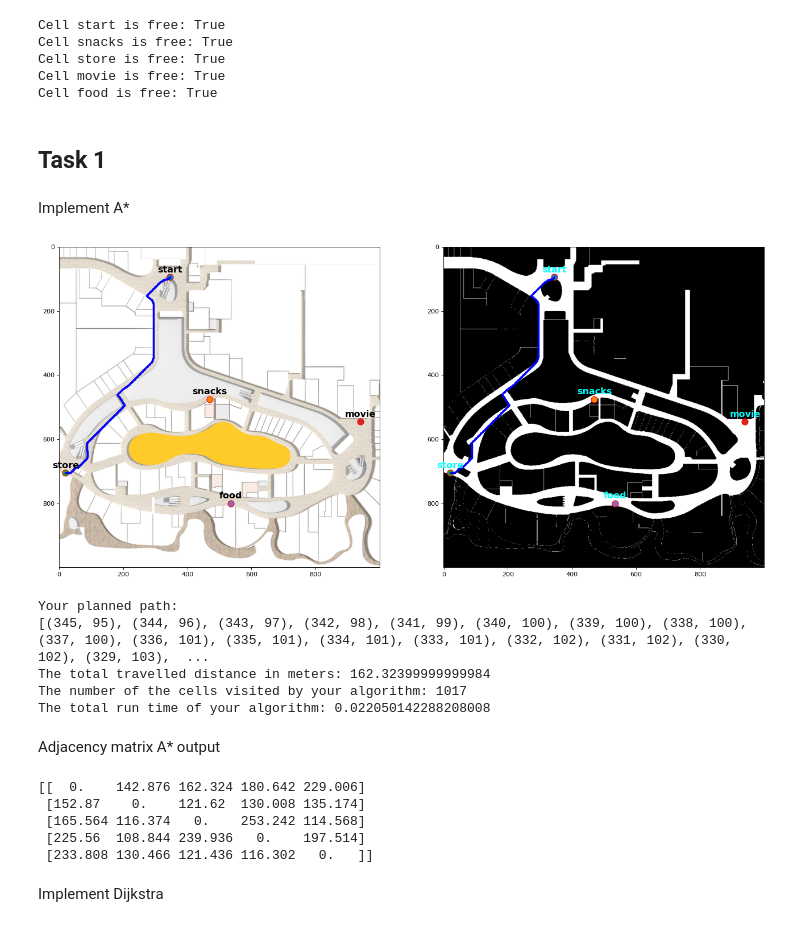
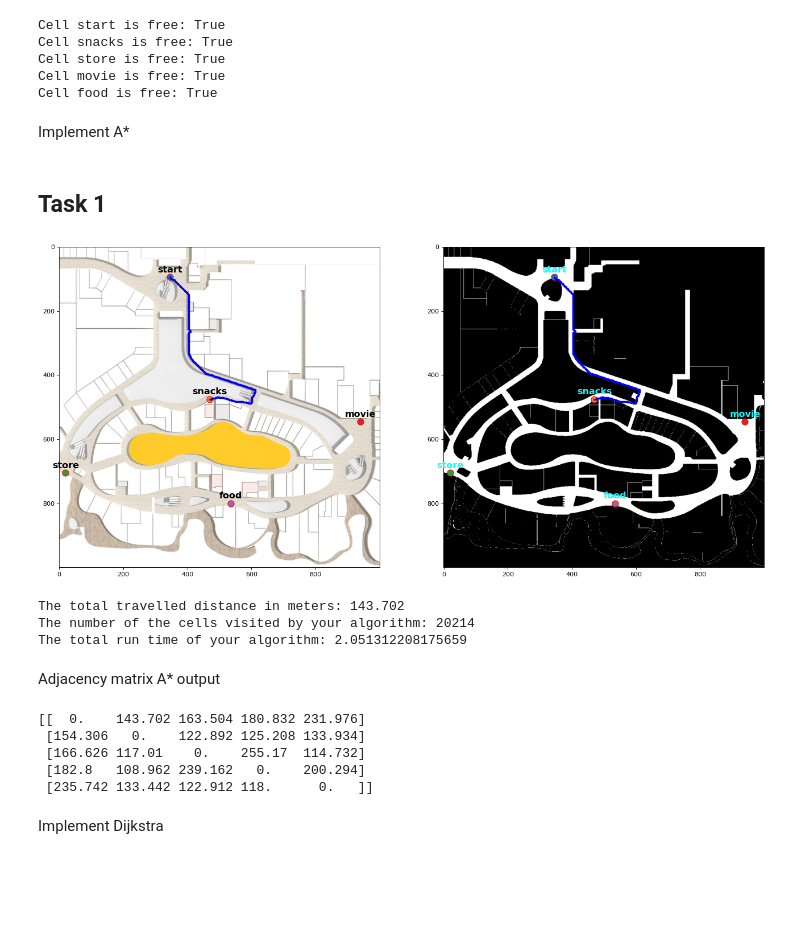
Before and after one commit to Chronobreakk/ME5413_Homework3_Planning, a Jupyter notebook: homework3.ipynb, the cells around one changed output. Drawn from its saved outputs; the diff is of its cells as text; code cells hidden in the pictures; blank space fills up the shorter version.

```diff
--- a/homework3.ipynb
+++ b/homework3.ipynb
@@ -59,10 +59,10 @@ Cell snacks is free: True
 Cell store is free: True
 Cell movie is free: True
 Cell food is free: True
-# %% [markdown]
-## Task 1
 # %% [markdown]
 Implement A*
+# %% [markdown]
+## Task 1
 # %%
 
 # Define the heuristic function
@@ -80,14 +80,22 @@ def cost(a, b):
     else:
         return 0.282
 
-# Define the function to get the neighbors of a node
+
 def get_neighbors(node):
     dirs = [(0, 1), (0, -1), (1, 0), (-1, 0), (1, 1), (1, -1), (-1, 1), (-1, -1)]
     result = []
     for dir in dirs:
         neighbor = (node[0] + dir[0], node[1] + dir[1])
         if 0 <= neighbor[0] < grid_map.shape[0] and 0 <= neighbor[1] < grid_map.shape[1] and grid_map[neighbor[0], neighbor[1]] == 255:
-            result.append(neighbor)
+            # Check if all 8-connected neighbors of the neighbor are reachable
+            all_neighbors_reachable = True
+            for dir2 in dirs:
+                neighbor2 = (neighbor[0] + dir2[0], neighbor[1] + dir2[1])
+                if not (0 <= neighbor2[0] < grid_map.shape[0] and 0 <= neighbor2[1] < grid_map.shape[1] and grid_map[neighbor2[0], neighbor2[1]] == 255):
+                    all_neighbors_reachable = False
+                    break
+            if all_neighbors_reachable:
+                result.append(neighbor)
     return result
 
 # Define the function to reconstruct the path
@@ -121,43 +129,39 @@ def a_star(start, goal):
             tentative_g_score = g_score[current] + cost(current, neighbor)
             if neighbor not in g_score or tentative_g_score < g_score[neighbor]:
                 came_from[neighbor] = current
                 g_score[neighbor] = tentative_g_score
                 heapq.heappush(open_set, (tentative_g_score + h(neighbor, goal), neighbor))
 
     return None
 
 # Run the A* algorithm
 start = tuple(locations['start'])
-goal = tuple(locations['store'])
+goal = tuple(locations['snacks'])
 path, distance, visited_nodes, run_time = a_star(start, goal)
 
 # Plot the path
 plt.figure(figsize=(20, 10), dpi=80)
 plt.subplot(1,2,1)
 plt.imshow(floor_plan)
 plot_locations(locations)
 for node in path:
     plt.plot(node[0], node[1], marker="o", markersize=2, markeredgecolor="blue")
 plt.subplot(1,2,2)
 plt.imshow(grid_map_img, cmap='gray')
 plot_locations(locations, color='cyan')
 for node in path:
     plt.plot(node[0], node[1], marker="o", markersize=2, markeredgecolor="blue")
 plt.show()
 
 # Print the results
-print("Your planned path:")
-print(path)
-print("The total travelled distance in meters:", distance)
+print("The total travelled distance in meters:", round(distance,3))
 print("The number of the cells visited by your algorithm:", visited_nodes)
 print("The total run time of your algorithm:", run_time)
 # %% [output]
-[figure, old version]
+[figure, new version]
-Your planned path:
-[(345, 95), (344, 96), (343, 97), (342, 98), (341, 99), (340, 100), (339, 100), (338, 100), (337, 100), (336, 101), (335, 101), (334, 101), (333, 101), (332, 102), (331, 102), (330, 102), (329, 103),  ...
-The total travelled distance in meters: 162.32399999999984
-The number of the cells visited by your algorithm: 1017
-The total run time of your algorithm: 0.022050142288208008
+The total travelled distance in meters: 143.702
+The number of the cells visited by your algorithm: 20214
+The total run time of your algorithm: 2.051312208175659
 # %% [markdown]
 Adjacency matrix  A* output
 # %%
@@ -174,11 +178,11 @@ for i, location1 in enumerate(locations.values()):
 
 print(matrix)
 # %% [output]
-[[  0.    142.876 162.324 180.642 229.006]
- [152.87    0.    121.62  130.008 135.174]
- [165.564 116.374   0.    253.242 114.568]
- [225.56  108.844 239.936   0.    197.514]
- [233.808 130.466 121.436 116.302   0.   ]]
+[[  0.    143.702 163.504 180.832 231.976]
+ [154.306   0.    122.892 125.208 133.934]
+ [166.626 117.01    0.    255.17  114.732]
+ [182.8   108.962 239.162   0.    200.294]
+ [235.742 133.442 122.912 118.      0.   ]]
 # %% [markdown]
  Implement Dijkstra
 # %%
```
Also changed, not shown: parts of 2 cells of this notebook.
